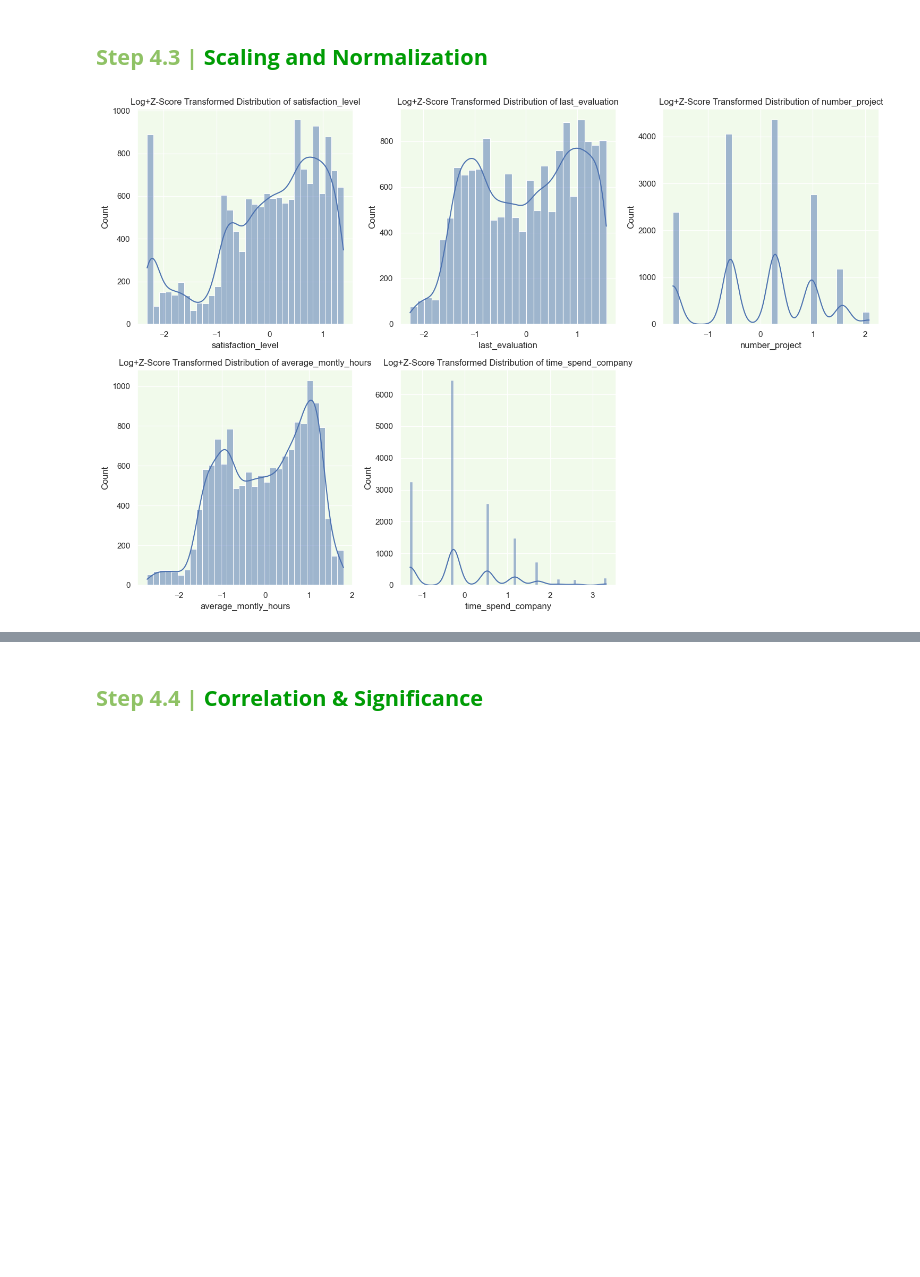
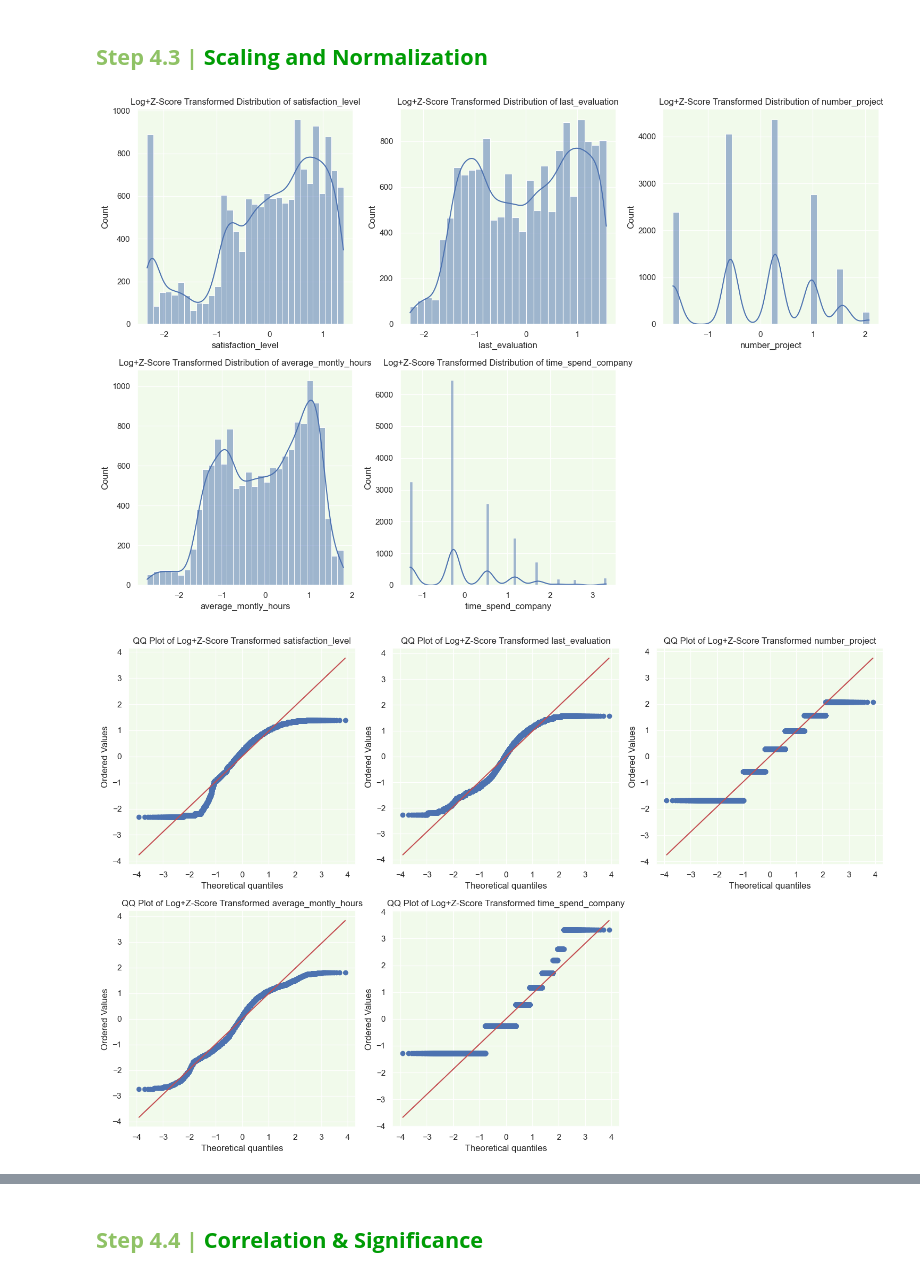
Before and after one commit to plozano0/Hands-On-Data-Analysis-with-Pandas-2nd-Edition, a Jupyter notebook: Lozano_P_Final_Project.ipynb, the cells around one changed output, grey strips where cells are left out. Drawn from its saved outputs; the diff is of its cells as text; code cells hidden in the pictures; blank space fills up the shorter version.

```diff
--- a/Lozano_P_Final_Project.ipynb
+++ b/Lozano_P_Final_Project.ipynb
@@ -388,27 +391,37 @@ Let's apply some scaling and normalize the data to see how well I can find a goo
 # %%
 # Apply log transformation to the continuous features first
 df_log_transformed = df.copy()
 for col in continuous_features:
     df_log_transformed[col] = np.log1p(df_log_transformed[col])
 
 
 # Now apply z-score normalization to the log-transformed data
 df_log_zscore = df_log_transformed.copy()
 for col in continuous_features:
     mean = df_log_zscore[col].mean()
     std = df_log_zscore[col].std()
     df_log_zscore[col] = (df_log_zscore[col] - mean) / std
 
 # Plot the distributions after log + z-score transformation
 plt.figure(figsize=(15, 10))
 for i, col in enumerate(continuous_features):
     plt.subplot(2, 3, i + 1)
     sns.histplot(df_log_zscore[col], kde=True)
     plt.title(f'Log+Z-Score Transformed Distribution of {col}')
 plt.tight_layout()
 plt.show()
+
+# QQ plots for df_log_zscore data
+plt.figure(figsize=(15, 10))
+for i, col in enumerate(continuous_features):
+    plt.subplot(2, 3, i + 1)
+    stats.probplot(df_log_zscore[col], dist="norm", plot=plt)
+    plt.title(f'QQ Plot of Log+Z-Score Transformed {col}')
+plt.tight_layout()
+plt.show()
 # %% [output]
 [figure]
+[figure, added]
 # %% [markdown]
 <div style="border-radius:10px; padding: 15px; background-color: #f0ffe3; font-size:115%; text-align:left; color: black">
 
```
Also changed, not shown: parts of 57 cells of this notebook, 2 other files.
